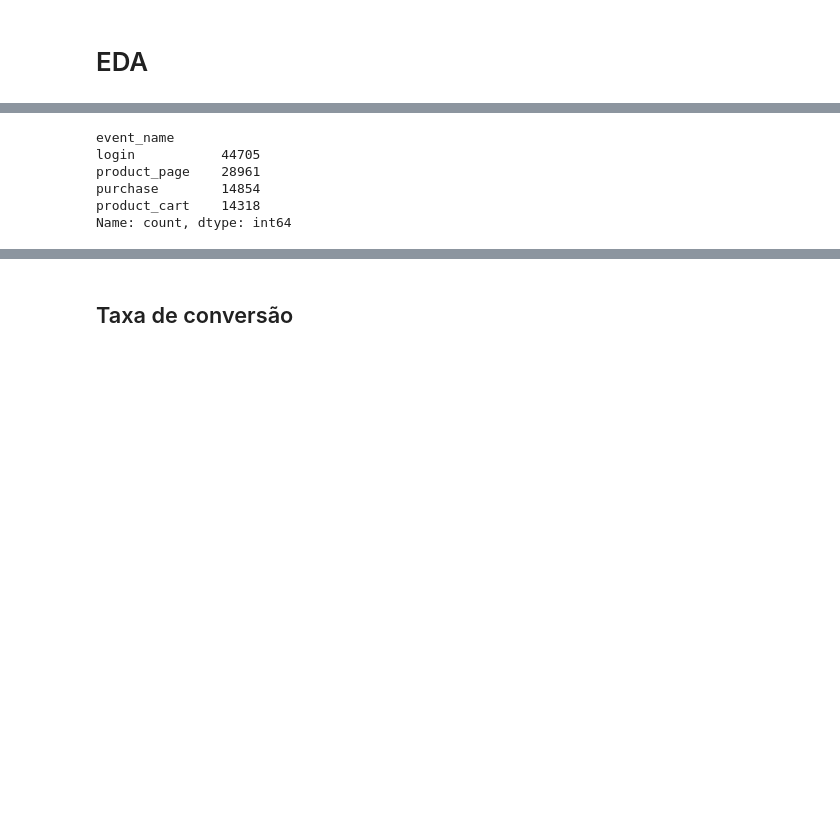
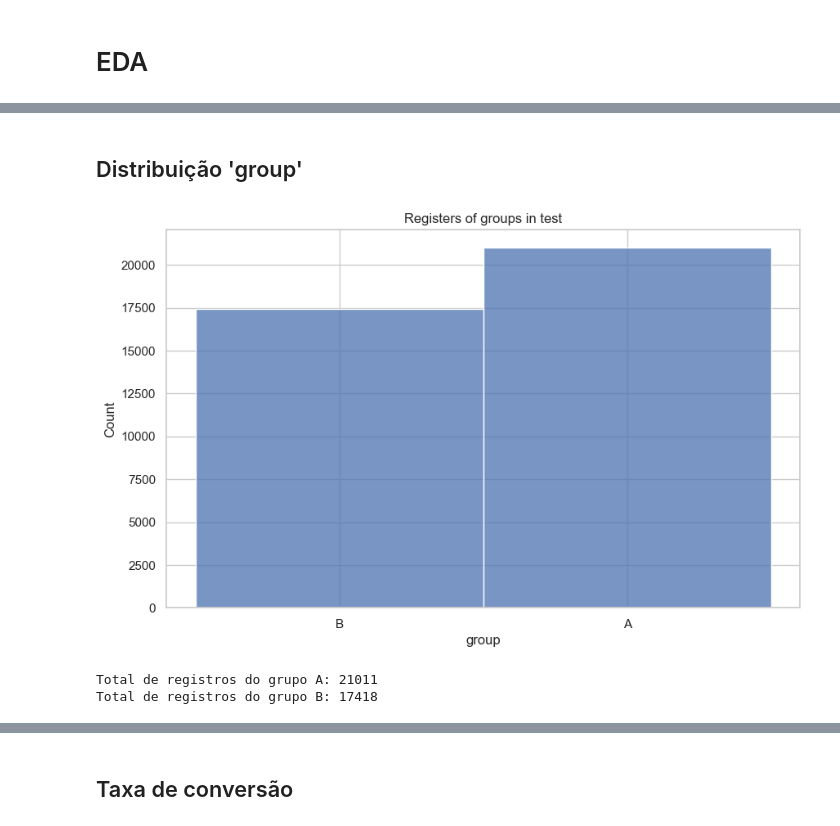
Before and after one commit to rodriguesbrian/tt14_call_center_project, a Jupyter notebook: notebooks/ab_test_analysis.ipynb, the cells around one changed output, grey strips where cells are left out. Saved outputs shown, nothing was run; the diff lists cells and outputs as text; code cells hidden in the pictures; blank space fills up the shorter version.

```diff
--- a/notebooks/ab_test_analysis.ipynb
+++ b/notebooks/ab_test_analysis.ipynb
@@ -309,0 +310,6 @@ events_agg.head()
+# %%
+# identificação usuários em abos grupos
+conflicted_users = conflicted_users.unique()
+# %%
+# filtro usuários em ambos grupos
+merged = merged[~merged['user_id'].isin(conflicted_users)]
@@ -321,9 +334,13 @@ events_agg.head()
-# %%
-events_agg['event_name'].value_counts()
-# %% [output]
-event_name
-login           44705
-product_page    28961
-purchase        14854
-product_cart    14318
-Name: count, dtype: int64
+# %% [markdown]
+## Distribuição 'group'
+# %%
+# criação histograma
+sns.histplot(merged['group'])
+plt.title('Registers of groups in test')
+plt.show()
+print(f"Total de registros do grupo A: {merged[merged['group'] == 'A']['group'].count()}")
+print(f"Total de registros do grupo B: {merged[merged['group'] == 'B']['group'].count()}")
+# %% [output]
+[figure, added]
+Total de registros do grupo A: 21011
+Total de registros do grupo B: 17418
```
Also changed, not shown: parts of 79 cells of this notebook.
